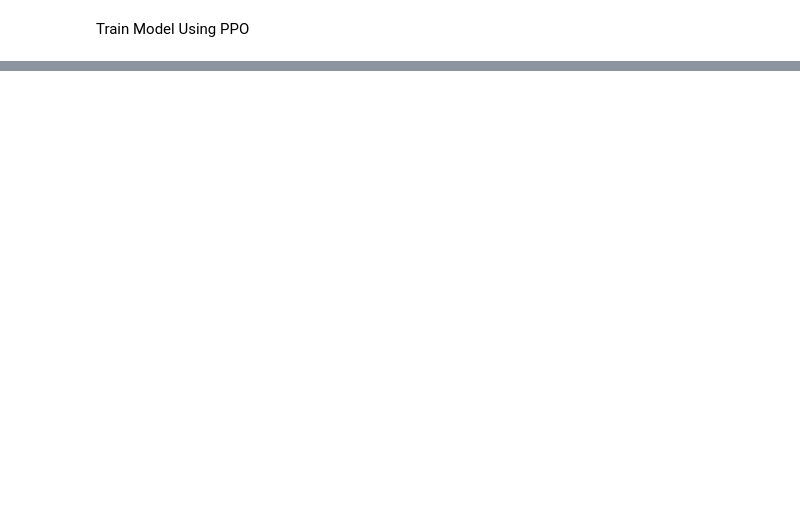
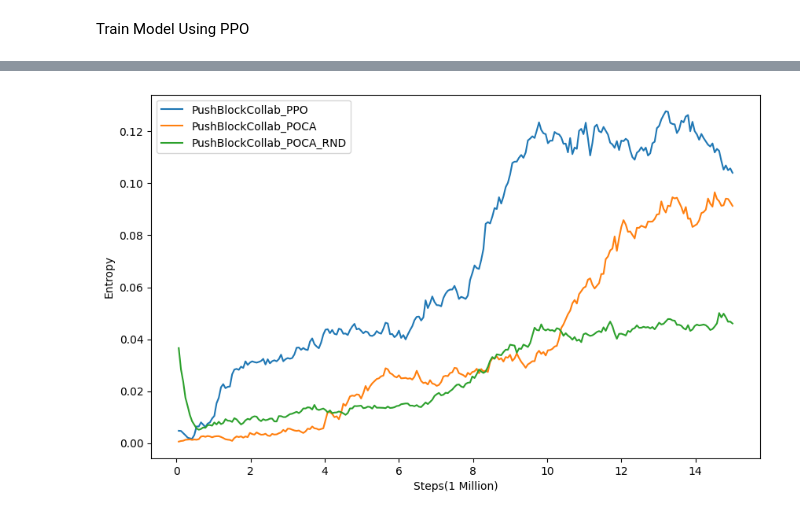
Before and after one commit to farzintava/CollabPushBlock, a Jupyter notebook: train.ipynb, the cells around one changed output, grey strips where cells are left out. Saved outputs shown, nothing was run; the diff lists cells and outputs as text; code cells hidden in the pictures; blank space fills up the shorter version.

```diff
--- a/train.ipynb
+++ b/train.ipynb
@@ -208,0 +326,4 @@ To enable the following instructions: AVX2 AVX512F FMA, in other operations, reb
+# %%
+plot_scalar_all_models(results, 'Losses/Value Loss', 'Entropy')
+# %% [output]
+[figure, added]
```
Also changed, not shown: parts of 10 cells of this notebook, 44 other files.
